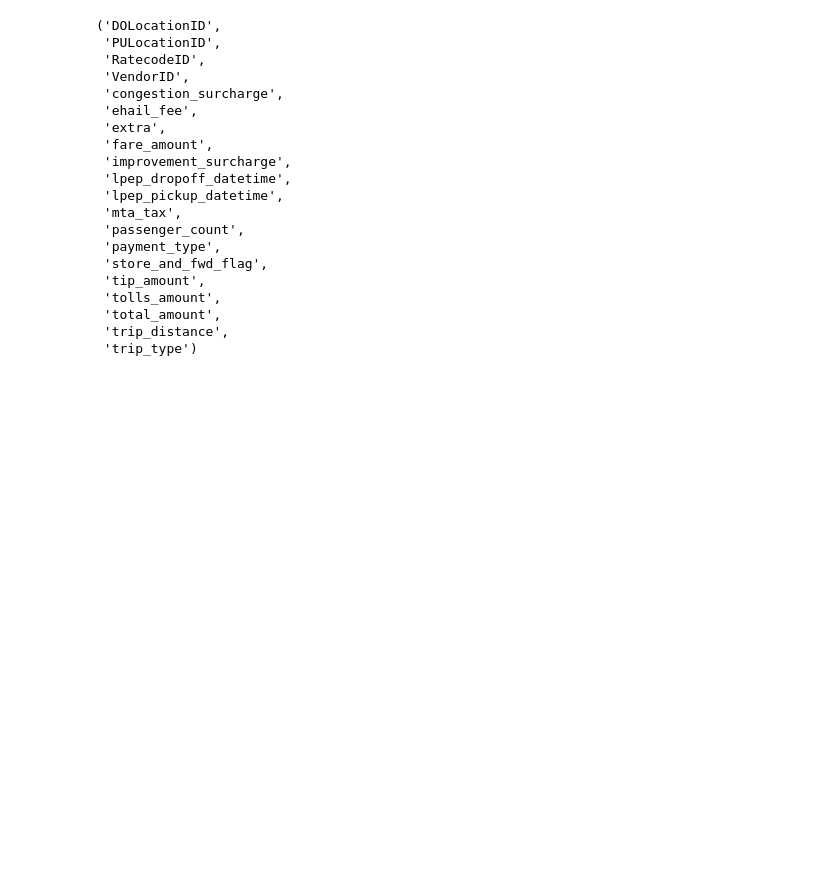
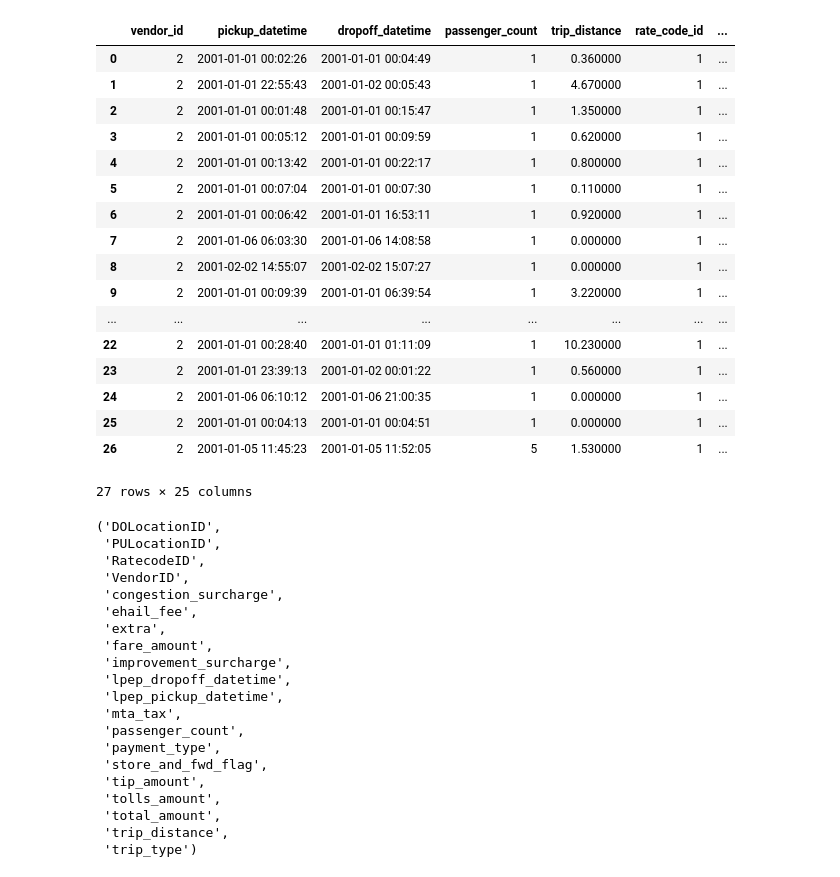
Before and after one commit to KlemenVovk/bd-project-25, a Jupyter notebook: temp.ipynb, the cells around one changed output. Cells and saved outputs as stored; diff of their text form; code cells hidden in the pictures; blank space fills up the shorter version.

```diff
--- a/temp.ipynb
+++ b/temp.ipynb
@@ -37 +44,22 @@ for p in glob("data/raw/green_tripdata/*.parquet"):
+# %%
+pd.read_parquet("data/task1/yellow_tripdata/year=2001")
+# %% [output]
+|  | vendor_id | pickup_datetime | dropoff_datetime | passenger_count | trip_distance | rate_code_id | ... |
+| 0 | 2 | 2001-01-01 00:02:26 | 2001-01-01 00:04:49 | 1 | 0.360000 | 1 | ... |
+| 1 | 2 | 2001-01-01 22:55:43 | 2001-01-02 00:05:43 | 1 | 4.670000 | 1 | ... |
+| 2 | 2 | 2001-01-01 00:01:48 | 2001-01-01 00:15:47 | 1 | 1.350000 | 1 | ... |
+| 3 | 2 | 2001-01-01 00:05:12 | 2001-01-01 00:09:59 | 1 | 0.620000 | 1 | ... |
+| 4 | 2 | 2001-01-01 00:13:42 | 2001-01-01 00:22:17 | 1 | 0.800000 | 1 | ... |
+| 5 | 2 | 2001-01-01 00:07:04 | 2001-01-01 00:07:30 | 1 | 0.110000 | 1 | ... |
+| 6 | 2 | 2001-01-01 00:06:42 | 2001-01-01 16:53:11 | 1 | 0.920000 | 1 | ... |
+| 7 | 2 | 2001-01-06 06:03:30 | 2001-01-06 14:08:58 | 1 | 0.000000 | 1 | ... |
+| 8 | 2 | 2001-02-02 14:55:07 | 2001-02-02 15:07:27 | 1 | 0.000000 | 1 | ... |
+| 9 | 2 | 2001-01-01 00:09:39 | 2001-01-01 06:39:54 | 1 | 3.220000 | 1 | ... |
+| ... | ... | ... | ... | ... | ... | ... | ... |
+| 22 | 2 | 2001-01-01 00:28:40 | 2001-01-01 01:11:09 | 1 | 10.230000 | 1 | ... |
+| 23 | 2 | 2001-01-01 23:39:13 | 2001-01-02 00:01:22 | 1 | 0.560000 | 1 | ... |
+| 24 | 2 | 2001-01-06 06:10:12 | 2001-01-06 21:00:35 | 1 | 0.000000 | 1 | ... |
+| 25 | 2 | 2001-01-01 00:04:13 | 2001-01-01 00:04:51 | 1 | 0.000000 | 1 | ... |
+| 26 | 2 | 2001-01-05 11:45:23 | 2001-01-05 11:52:05 | 5 | 1.530000 | 1 | ... |
+27 rows × 25 columns
 # %%
```
Also changed, not shown: parts of 4 cells of this notebook, 6 other files.
